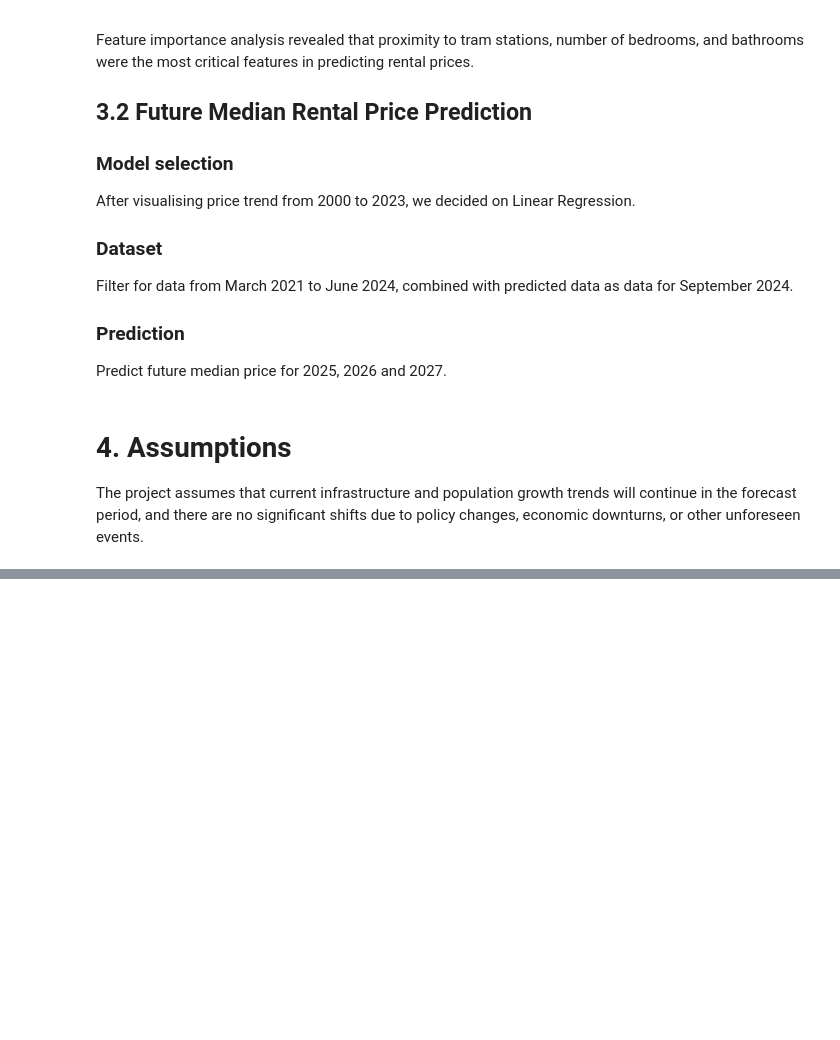
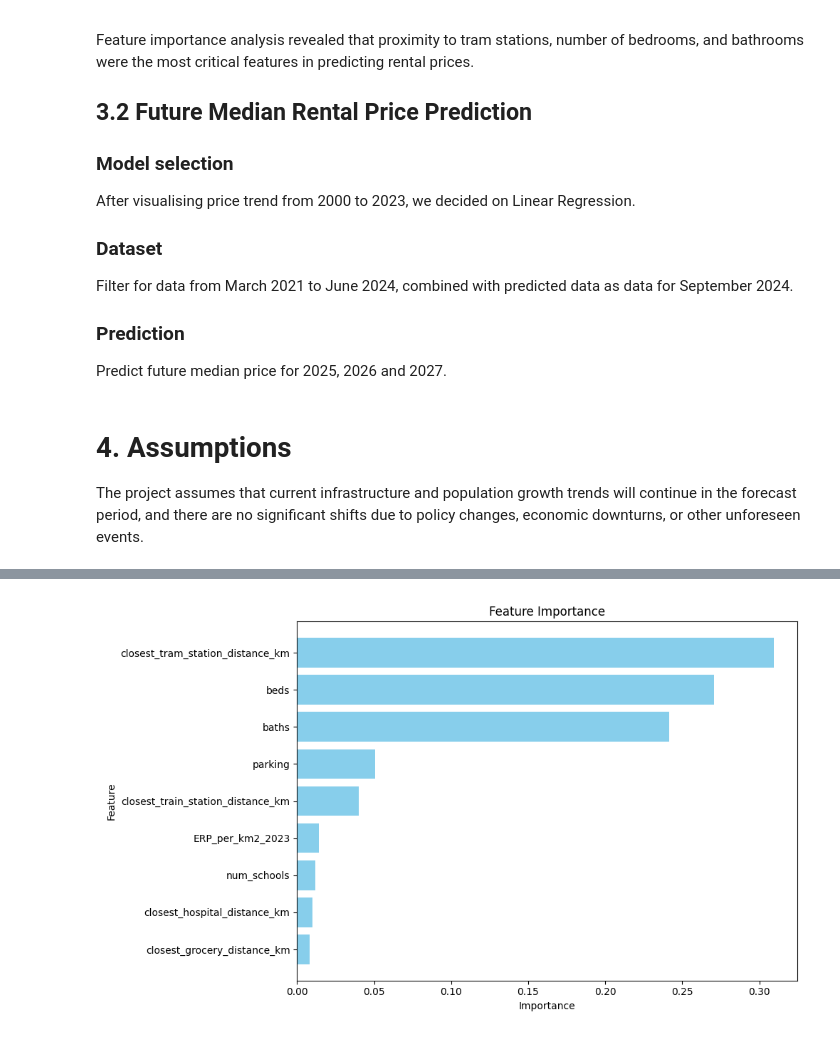
Before and after one commit to MAST30034-AppliedDataScience/project-2-group-real-estate-industry-project-20, a Jupyter notebook: notebooks/summary.ipynb, the cells around one changed output, grey strips where cells are left out. Saved outputs shown, nothing was run; the diff lists cells and outputs as text; code cells hidden in the pictures; blank space fills up the shorter version.

Commit message:
Update summary notebook

```diff
--- a/notebooks/summary.ipynb
+++ b/notebooks/summary.ipynb
@@ -72,0 +147,4 @@ Threshold of 50 properties per suburb make the dataset quite small and can be in
+# %%
+Image("../plots/summary/feature_importance_plot.png")
+# %% [output]
+[figure, added]
```
Also changed, not shown: parts of 13 cells of this notebook.
